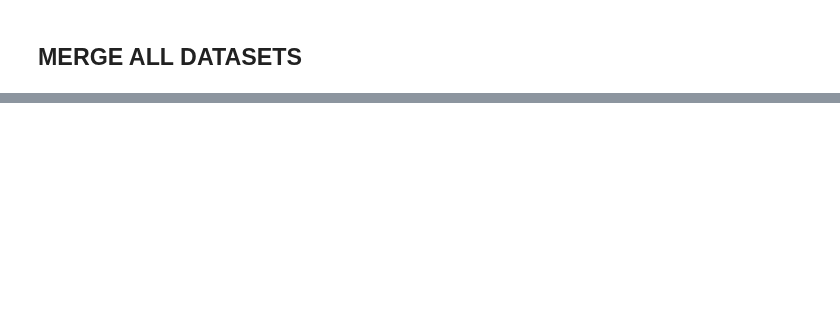
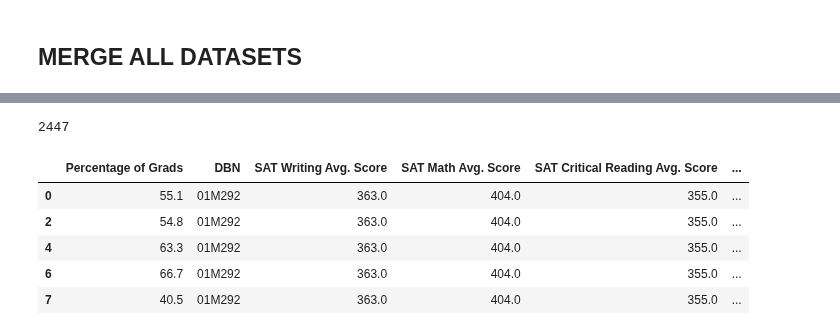
Before and after one commit to ckyko/CSC59970Project, a Jupyter notebook: NYC_high_school_Q2.ipynb, the cells around one changed output, grey strips where cells are left out. Saved outputs shown, nothing was run; the diff lists cells and outputs as text; code cells hidden in the pictures; blank space fills up the shorter version.

```diff
--- a/NYC_high_school_Q2.ipynb
+++ b/NYC_high_school_Q2.ipynb
@@ -158,7 +168,15 @@ sub_cl_size.head()
 # %%
-comb =  pd.merge(sub_att, sub_cl_size, how='inner', on='DBN')
 comb2 = pd.merge(sub_outc, sub_sat, how='inner', on='DBN')
 comb3 = pd.merge(sub_sch_grade, comb, how='inner', on='DBN')
 comb_final = pd.merge(comb2, comb3, how='inner', on='DBN')
+comb_final = comb_final[comb_final['Percentage of Grads'] != 's']
 print(len(comb_final))
-comb
+comb_final.head()
+# %% [output]
+2447
+|  | Percentage of Grads | DBN | SAT Writing Avg. Score | SAT Math Avg. Score | SAT Critical Reading Avg. Score | ... |
+| 0 | 55.1 | 01M292 | 363.0 | 404.0 | 355.0 | ... |
+| 2 | 54.8 | 01M292 | 363.0 | 404.0 | 355.0 | ... |
+| 4 | 63.3 | 01M292 | 363.0 | 404.0 | 355.0 | ... |
+| 6 | 66.7 | 01M292 | 363.0 | 404.0 | 355.0 | ... |
+| 7 | 40.5 | 01M292 | 363.0 | 404.0 | 355.0 | ... |
```
Also changed, not shown: parts of 5 cells of this notebook.
